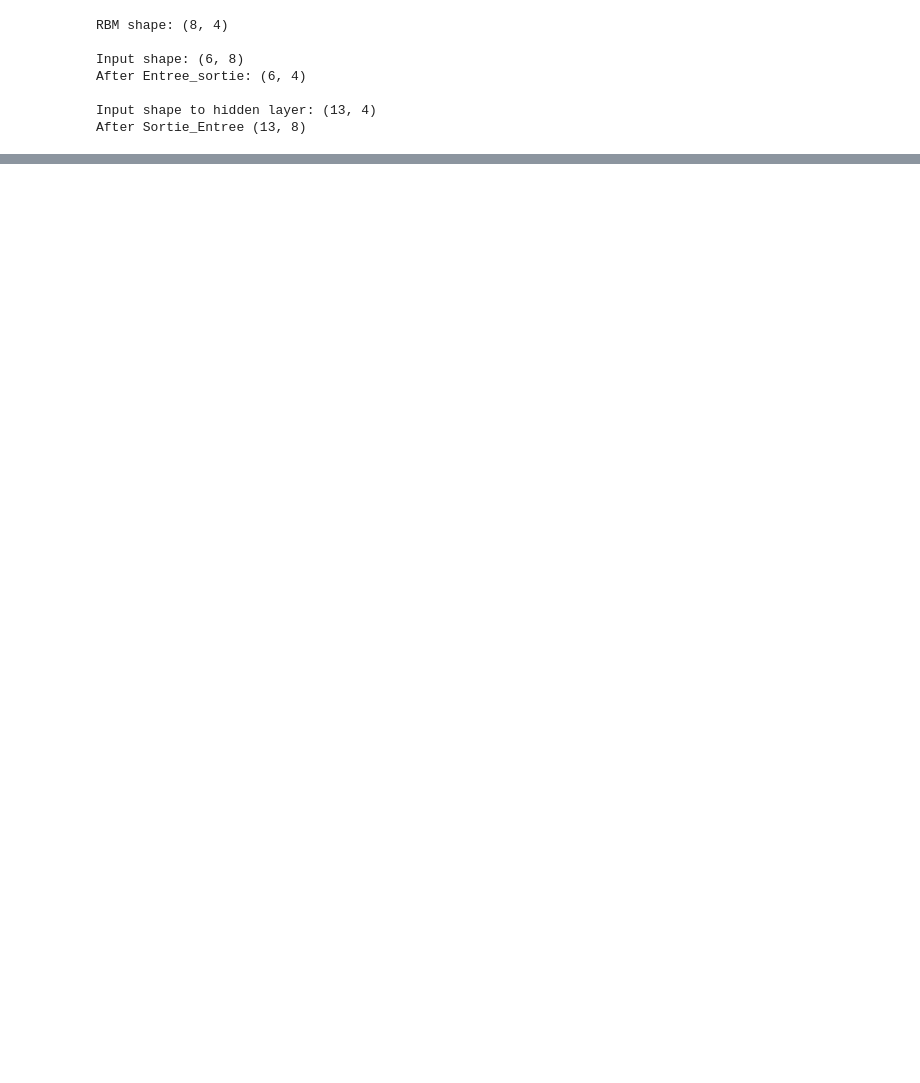
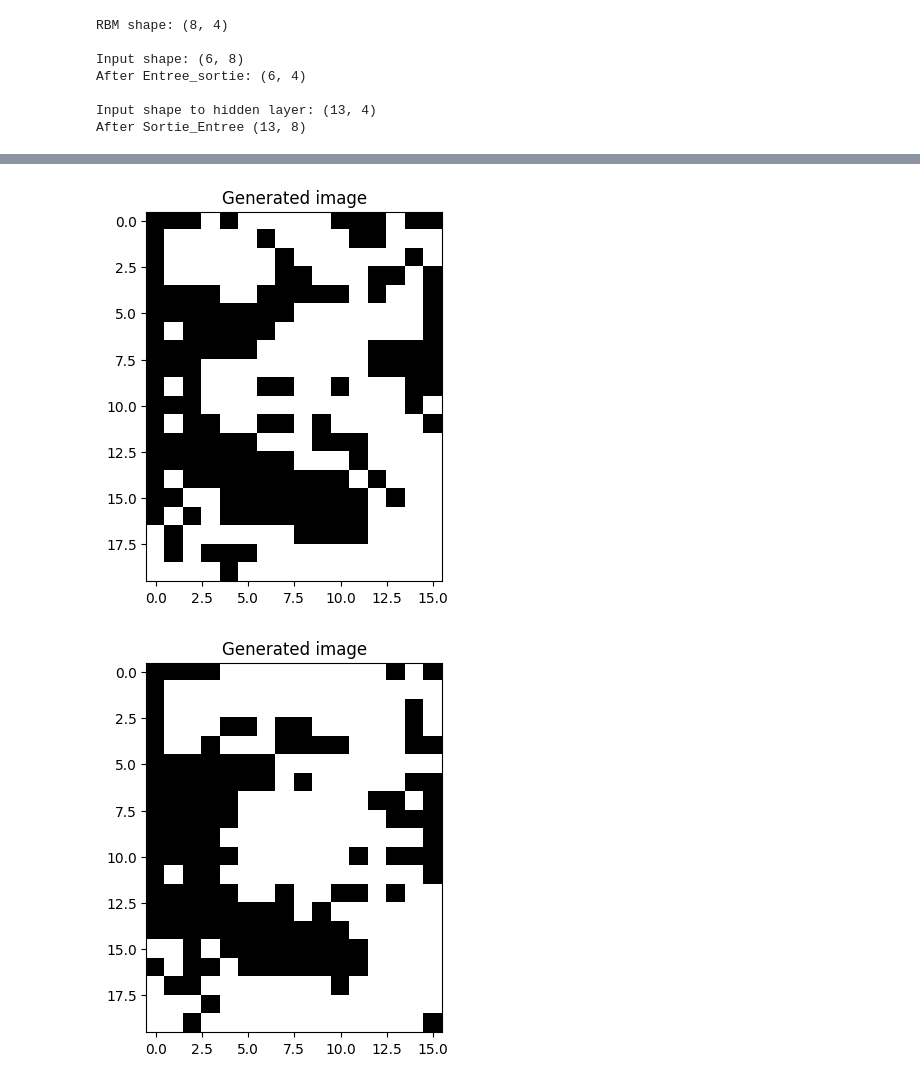
Before and after one commit to Hadiosj/Deep_Learning2, a Jupyter notebook: my_work.ipynb, the cells around one changed output, grey strips where cells are left out. Cells and saved outputs as stored; diff of their text form; code cells hidden in the pictures; blank space fills up the shorter version.

```diff
--- a/my_work.ipynb
+++ b/my_work.ipynb
@@ -167,0 +173,5 @@ plt.plot(img_RBM.train_RBM(selected_digits[0][0].flatten().reshape(1, -1), 1000,
+# %%
+img_RBM.generer_image_RBM(100, 4);
+# %% [output]
+[figure, added]
+[figure, added]
```
Also changed, not shown: parts of 7 cells of this notebook.
